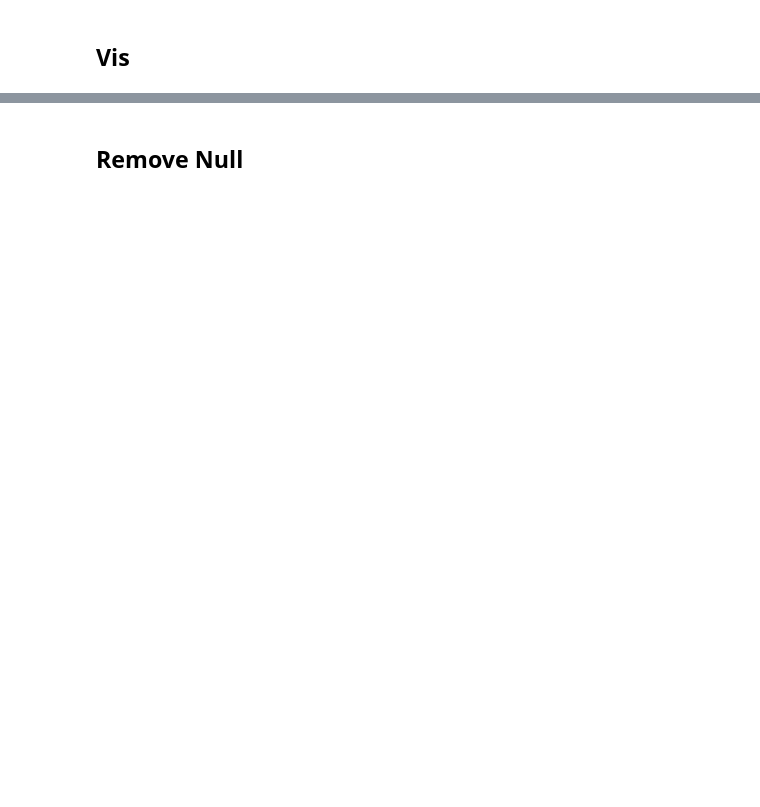
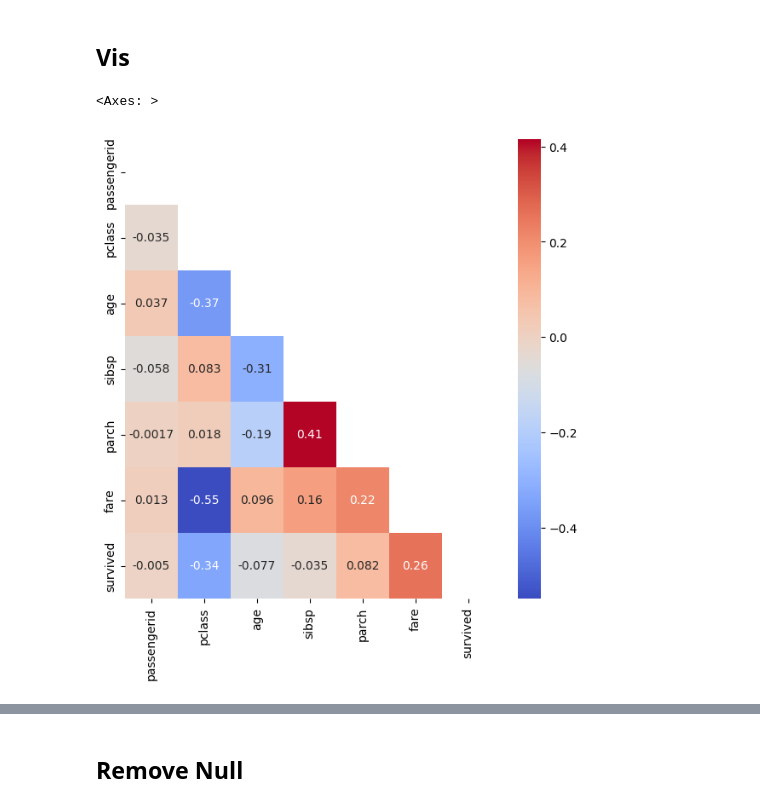
Before and after one commit to Ahmad-AbuGhazaleh/ai-ds-3projects, a Jupyter notebook: titanic-survival/main.ipynb, the cells around one changed output, grey strips where cells are left out. Saved outputs shown, nothing was run; the diff lists cells and outputs as text; code cells hidden in the pictures; blank space fills up the shorter version.

```diff
--- a/titanic-survival/main.ipynb
+++ b/titanic-survival/main.ipynb
@@ -15,2 +25,4 @@ from sklearn.metrics import accuracy_score, f1_score, confusion_matrix, Confusio
 # %%
-DROPPED_COL = ["passengerid", "cabin", "ticket", "embarked", "name"]
+PATH_MODEL_PERFORMANCE = "model_performance.json"
+DROPPED_COL = []
+# "passengerid", "cabin", "ticket"
@@ -47,8 +72,5 @@ df_train = df_train.rename(columns={col: col.lower()
                            for col in df_train.columns})
 df_test = df_test.rename(columns={col: col.lower() for col in df_test.columns})
 # %%
-X = df_train.drop(["survived", *DROPPED_COL], axis=1)
-y = df_train["survived"]
+X_train = df_train.drop(["survived", *DROPPED_COL], axis=1)
+y_train = df_train["survived"]
-# %%
-X_train, X_test, y_train, y_test = train_test_split(
-    X, y, test_size=0.214, random_state=42, stratify=y)
@@ -72,8 +132,12 @@ X_train.describe(include='all').T
 # %%
 corr = pd.concat([X_train, y_train], axis=1).corr(numeric_only=True)
 mask = np.zeros_like(corr)
 
 mask[np.triu_indices_from(mask)] = True
+plt.figure(figsize=(corr.shape))
 sns.heatmap(corr, annot=True, cmap="coolwarm",
-            mask=mask | (np.abs(corr) <= 0.1))
+            mask=mask)
+# %% [output]
+<Axes: >
+[figure, added]
 # %%
```
Also changed, not shown: parts of 46 cells of this notebook, 8 other files.
